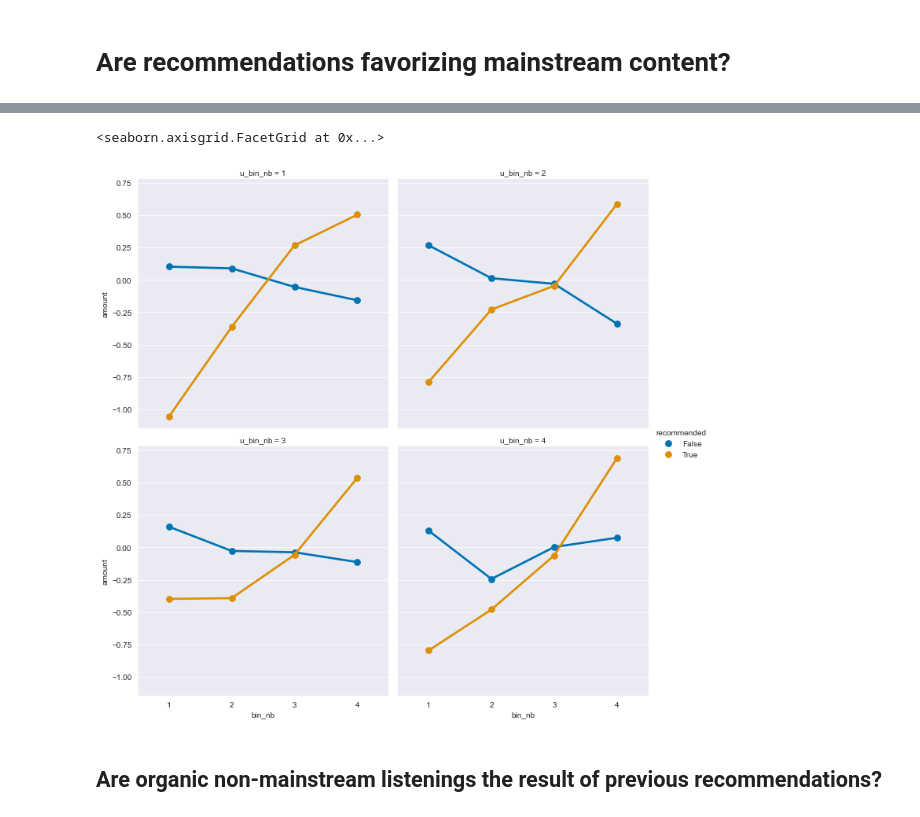
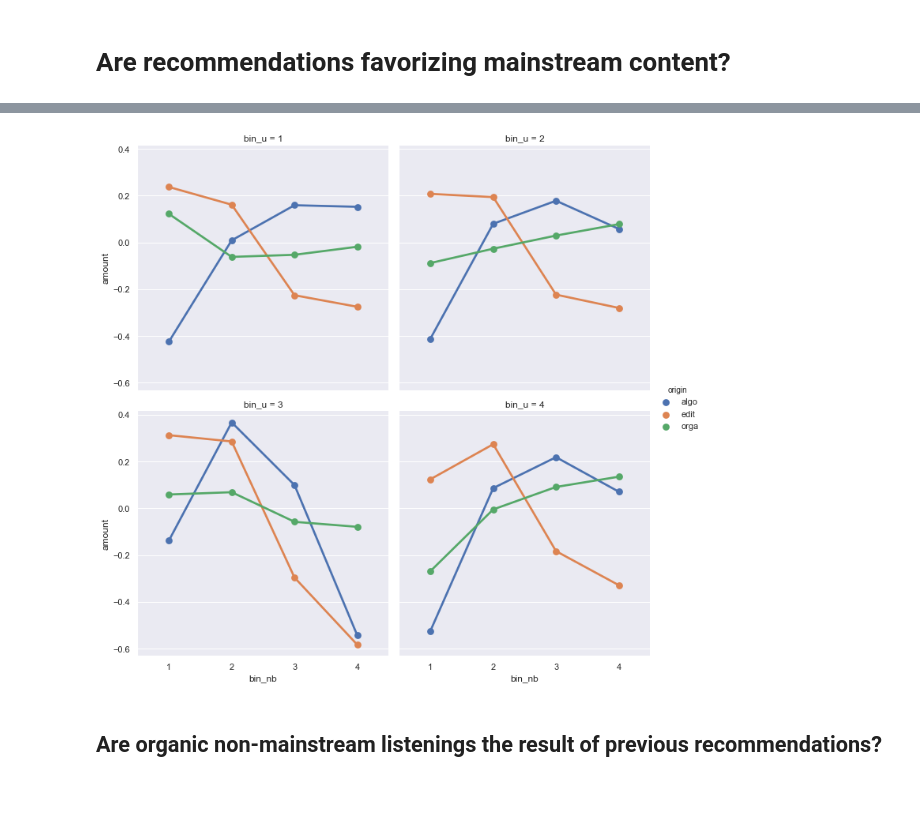
Before and after one commit to QuVil/cmb-recommendation, a Jupyter notebook: src/analysis/mainstream_tests.ipynb, the cells around one changed output, grey strips where cells are left out. Cells and saved outputs as stored; diff of their text form; code cells hidden in the pictures.

```diff
--- a/src/analysis/mainstream_tests.ipynb
+++ b/src/analysis/mainstream_tests.ipynb
@@ -650,26 +681,28 @@ plt.savefig("../../results/bin_bin_logdeltas_sep.pdf")
 # %%
-reco_mainstream = artist_data.merge(users_reco, left_on="user_id", right_on="user_id").drop(["ts", "listen_type", "listening_time", "album_id", "sng_id", "origin"], axis=1)
+reco_mainstream = data.drop("sng_id", axis=1)
 
 # For each user bin (recommendation based grouping)
-reco_mainstream = reco_mainstream.groupby(["bin_nb", "u_bin_nb", "recommended"]).size()
+reco_mainstream = reco_mainstream.groupby(["bin_nb", "bin_u", "origin"]).size()
 reco_mainstream = reco_mainstream.to_frame().reset_index()
-reco_mainstream.columns = ["bin_nb", "u_bin_nb", "recommended", "amount"]
+reco_mainstream.columns = ["bin_nb", "bin_u", "origin", "amount"]
 
 # Testing stuff right there -- loop version because I have no idea how to vectorize this for now
-test = reco_mainstream.groupby(["u_bin_nb", "recommended"]).mean().reset_index()
+test = reco_mainstream.groupby(["bin_u", "origin"]).mean().reset_index()
 
 reco_mainstream["amount"] = reco_mainstream["amount"].astype(float)
 
 for i, row in reco_mainstream.iterrows():
-    reco_mainstream.at[i, "amount"] /= test[(test["u_bin_nb"] == reco_mainstream.at[i, "u_bin_nb"]) & (test["recommended"] == reco_mainstream.at[i, "recommended"])]["amount"]
+    reco_mainstream.at[i, "amount"] /= test[(test["bin_u"] == reco_mainstream.at[i, "bin_u"]) & (test["origin"] == reco_mainstream.at[i, "origin"])]["amount"]
 
 # Mean mainstream bin for recommended vs. organic
-test = reco_mainstream.groupby(["bin_nb", "recommended"])["amount"].sum().to_frame().reset_index()
+test = reco_mainstream.groupby(["bin_nb", "origin"])["amount"].sum().to_frame().reset_index()
 print(test)
-test_org = test[test["recommended"] == False]
-test_rec = test[test["recommended"] == True]
+test_org = test[test["origin"] == "orga"]
+test_edi = test[test["origin"] == "edit"]
+test_alg = test[test["origin"] == "algo"]
 print(f'Mean mainstream bin for organic plays: {(test_org["amount"] * test_org["bin_nb"]).sum() / test_org["amount"].sum()}')
-print(f'Mean mainstream bin for recommended plays: {(test_rec["amount"] * test_rec["bin_nb"]).sum() / test_rec["amount"].sum()}')
+print(f'Mean mainstream bin for algorithmic plays: {(test_alg["amount"] * test_alg["bin_nb"]).sum() / test_alg["amount"].sum()}')
+print(f'Mean mainstream bin for editorial plays: {(test_edi["amount"] * test_edi["bin_nb"]).sum() / test_edi["amount"].sum()}')
 
 # Log ratio
 reco_mainstream["amount"] = reco_mainstream["amount"].map(np.log)
@@ -707,8 +745,8 @@ Mean mainstream bin for recommended plays: 3.031871015861145
 # %%
-sns.catplot(x="bin_nb", y="amount", col="u_bin_nb", col_wrap=2, hue="recommended", kind="point", data=reco_mainstream)
+sns.catplot(x="bin_nb", y="amount", col="bin_u", col_wrap=2, hue="origin", kind="point", data=reco_mainstream)
+plt.savefig("../../results/binu_binm_plays_distrib.pdf")
 # %% [output]
-<seaborn.axisgrid.FacetGrid at 0x...>
-[figure, old version]
+[figure, new version]
 # %% [markdown]
 ## Are organic non-mainstream listenings the result of previous recommendations?
 # %%
```
Also changed, not shown: parts of 11 cells of this notebook, 15 other files.
